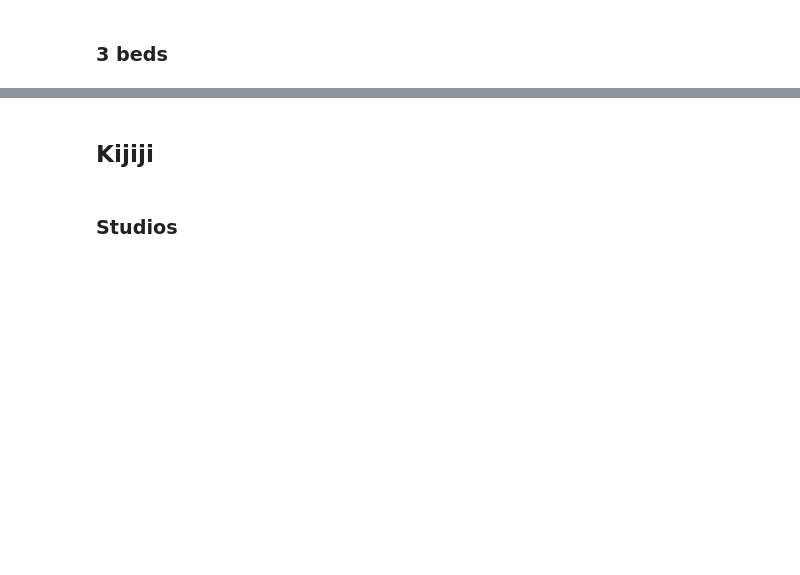
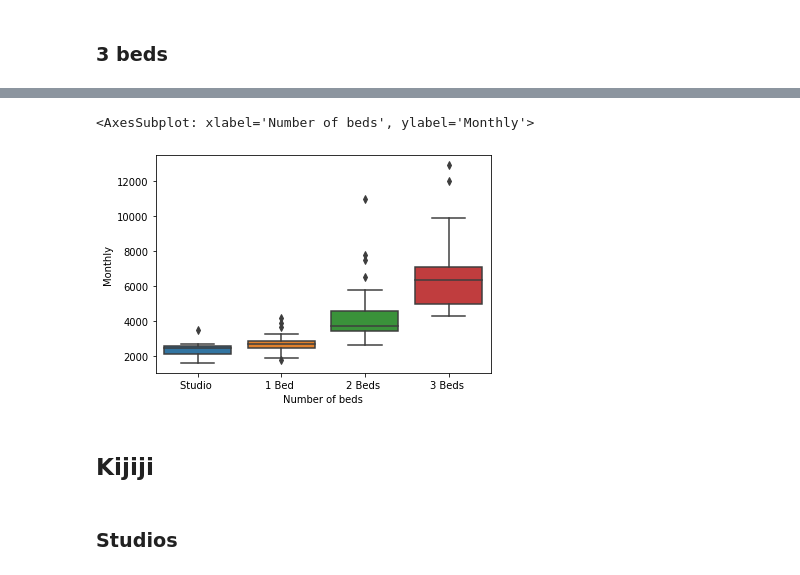
Before and after one commit to JamesKha/CodeChallenge, a Jupyter notebook: DataPrep.ipynb, the cells around one changed output, grey strips where cells are left out. Drawn from its saved outputs; the diff is of its cells as text; code cells hidden in the pictures; blank space fills up the shorter version.

Commit message:
data evaluation prep

```diff
--- a/DataPrep.ipynb
+++ b/DataPrep.ipynb
@@ -78,3 +41,5 @@ Zumber(content2)
+# %%
+zumber1= Zumber(content2)
 # %% [markdown]
 ## 2 Beds
 # %%
@@ -104,3 +49,5 @@ Zumber(content3)
+# %%
+zumber2 = Zumber(content3)
 # %% [markdown]
 ### 3 beds
 # %%
@@ -129,0 +57,2 @@ Zumber(content4)
+# %%
+zumber3 = Zumber(content4)
@@ -129,0 +61,2 @@ Zumber(content4)
+# %%
+mainZumberDF = pd.concat([zumber0, zumber1, zumber2, zumber3])
@@ -130,3 +81,8 @@ Zumber(content4)
+# %%
+sns.boxplot(x='Number of beds', y='Monthly', data= mainZumberDF)
+# %% [output]
+<AxesSubplot: xlabel='Number of beds', ylabel='Monthly'>
+[figure, added]
 # %% [markdown]
 ## Kijiji
 # %%
```
Also changed, not shown: parts of 8 cells of this notebook.
